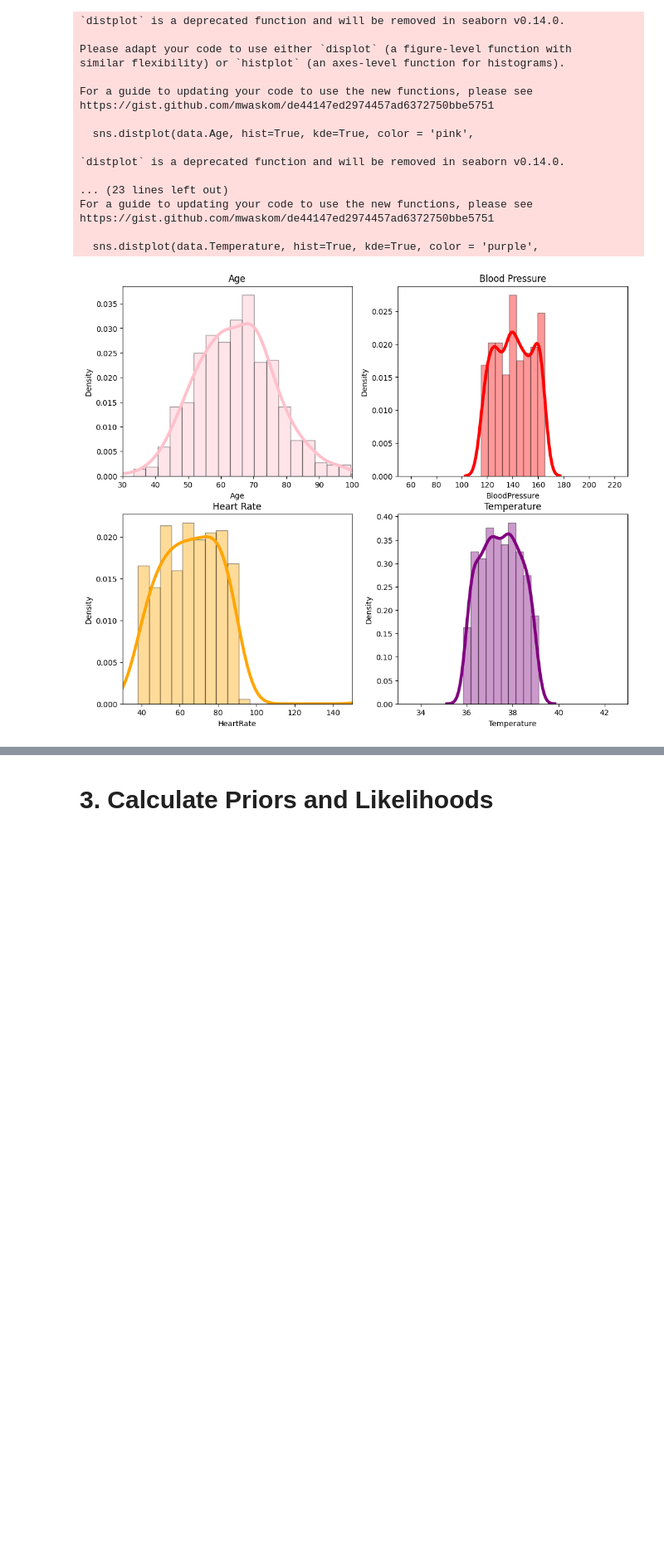
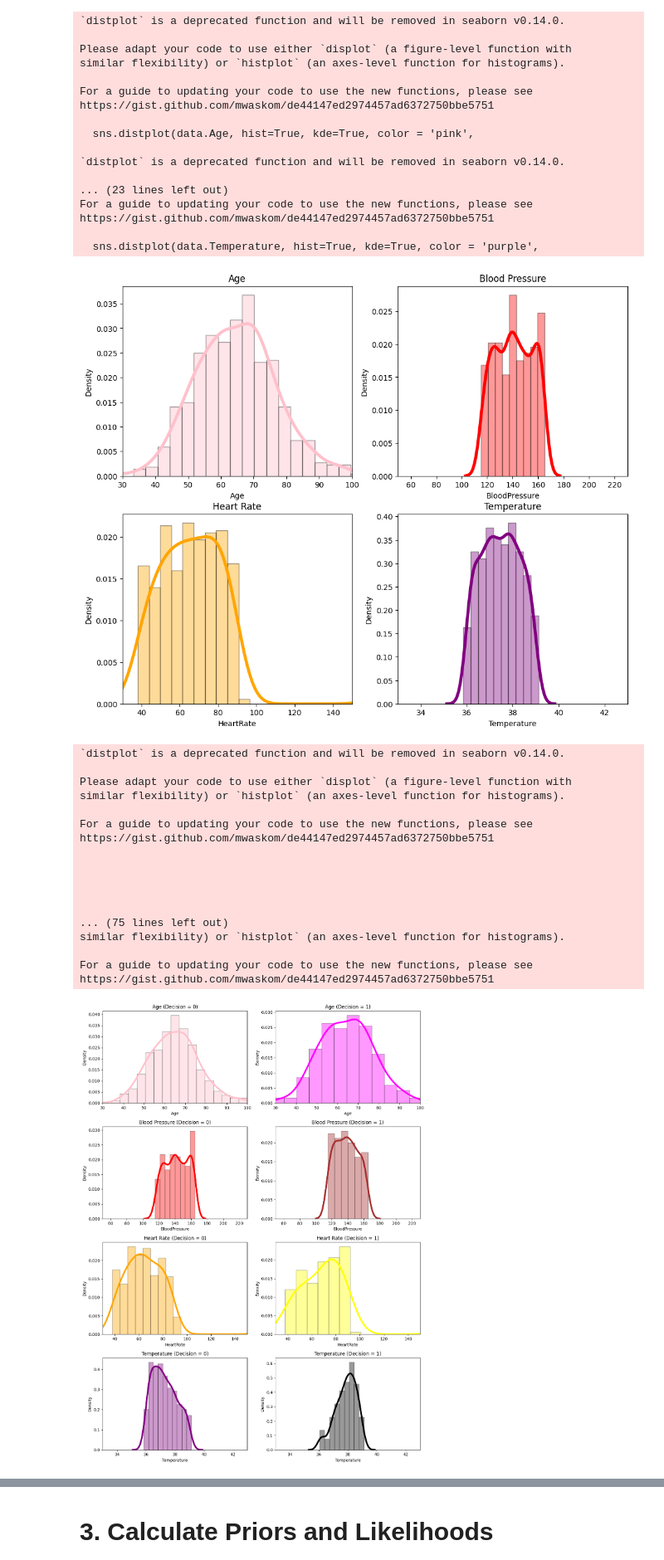
Before and after one commit to paulinomary/FIAD-Project2, a Jupyter notebook: Project2.ipynb, the cells around one changed output, grey strips where cells are left out. Shown at 83% size. Drawn from its saved outputs; the diff is of its cells as text; code cells hidden in the pictures; blank space fills up the shorter version.

```diff
--- a/Project2.ipynb
+++ b/Project2.ipynb
@@ -215,6 +243,82 @@ https://gist.github.com/mwaskom/de44147ed2974457ad6372750bbe5751
 
   sns.distplot(data.Temperature, hist=True, kde=True, color = 'purple',
 [figure]
+# %%
+import matplotlib.pyplot as plt
+import seaborn as sns
+
+# Assuming `data` is your DataFrame and it has the columns 'Age', 'HeartRate', 'BloodPressure', 'Temperature', and 'Decision'
+
+# Create subplots
+fig, axs = plt.subplots(4, 2, figsize=(12, 16))
+
+# Plot for Age
+sns.distplot(data[data['Decision'] == 0].Age, hist=True, kde=True, color='pink',
+             hist_kws={'edgecolor': 'black'}, kde_kws={'linewidth': 4}, ax=axs[0, 0])
+sns.distplot(data[data['Decision'] == 1].Age, hist=True, kde=True, color='magenta',
+             hist_kws={'edgecolor': 'black'}, kde_kws={'linewidth': 4}, ax=axs[0, 1])
+axs[0, 0].set_title('Age (Decision = 0)')
+axs[0, 1].set_title('Age (Decision = 1)')
+axs[0, 0].set_xlim(30, 100)
+axs[0, 1].set_xlim(30, 100)
+
+# Plot for Blood Pressure
+sns.distplot(data[data['Decision'] == 0].BloodPressure, hist=True, kde=True, color='red',
+             hist_kws={'edgecolor': 'black'}, kde_kws={'linewidth': 4}, ax=axs[1, 0])
+sns.distplot(data[data['Decision'] == 1].BloodPressure, hist=True, kde=True, color='brown',
+             hist_kws={'edgecolor': 'black'}, kde_kws={'linewidth': 4}, ax=axs[1, 1])
+axs[1, 0].set_title('Blood Pressure (Decision = 0)')
+axs[1, 1].set_title('Blood Pressure (Decision = 1)')
+axs[1, 0].set_xlim(50, 230)
+axs[1, 1].set_xlim(50, 230)
+
+# Plot for Heart Rate
+sns.distplot(data[data['Decision'] == 0].HeartRate, hist=True, kde=True, color='orange',
+             hist_kws={'edgecolor': 'black'}, kde_kws={'linewidth': 4}, ax=axs[2, 0])
+sns.distplot(data[data['Decision'] == 1].HeartRate, hist=True, kde=True, color='yellow',
+             hist_kws={'edgecolor': 'black'}, kde_kws={'linewidth': 4}, ax=axs[2, 1])
+axs[2, 0].set_title('Heart Rate (Decision = 0)')
+axs[2, 1].set_title('Heart Rate (Decision = 1)')
+axs[2, 0].set_xlim(30, 150)
+axs[2, 1].set_xlim(30, 150)
+
+# Plot for Temperature
+sns.distplot(data[data['Decision'] == 0].Temperature, hist=True, kde=True, color='purple',
+             hist_kws={'edgecolor': 'black'}, kde_kws={'linewidth': 4}, ax=axs[3, 0])
+sns.distplot(data[data['Decision'] == 1].Temperature, hist=True, kde=True, color='black',
+             hist_kws={'edgecolor': 'black'}, kde_kws={'linewidth': 4}, ax=axs[3, 1])
+axs[3, 0].set_title('Temperature (Decision = 0)')
+axs[3, 1].set_title('Temperature (Decision = 1)')
+axs[3, 0].set_xlim(33, 43)
+axs[3, 1].set_xlim(33, 43)
+
+# Adjust layout
+plt.tight_layout()
+
+# Save the figure
+fig.savefig('DistribuicaoDecisoes.png')
+
+# Display the plot
+plt.show()
+# %% [output]
+`distplot` is a deprecated function and will be removed in seaborn v0.14.0.
+
+Please adapt your code to use either `displot` (a figure-level function with
+similar flexibility) or `histplot` (an axes-level function for histograms).
+
+For a guide to updating your code to use the new functions, please see
+https://gist.github.com/mwaskom/de44147ed2974457ad6372750bbe5751
+
+
+
+
+
+... (75 lines left out)
+similar flexibility) or `histplot` (an axes-level function for histograms).
+
+For a guide to updating your code to use the new functions, please see
+https://gist.github.com/mwaskom/de44147ed2974457ad6372750bbe5751
+[figure, added]
 # %%
 #Distribuitions of the features
 #Matplotlib histogram
```
Also changed, not shown: parts of 26 cells of this notebook, 5 other files.
